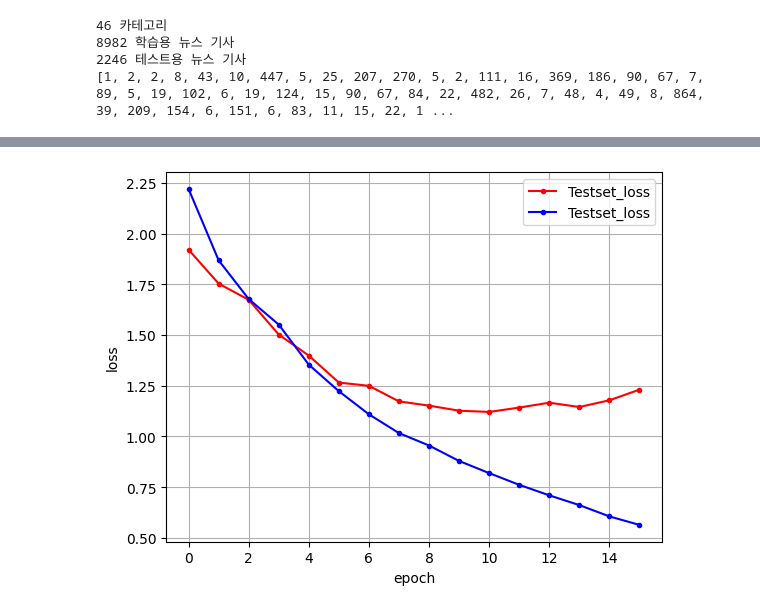
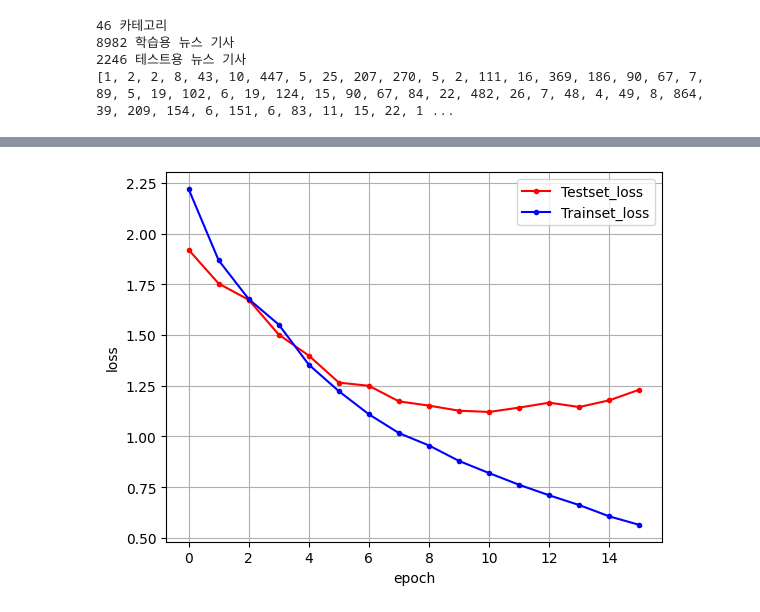
Before and after one commit to kiyuyeon/Ml_Dl, a Jupyter notebook: 2023_06_16_ch18.ipynb, the cells around one changed output, grey strips where cells are left out. Saved outputs shown, nothing was run; the diff lists cells and outputs as text; code cells hidden in the pictures.

```diff
--- a/2023_06_16_ch18.ipynb
+++ b/2023_06_16_ch18.ipynb
@@ -72,15 +72,15 @@ Epoch 6/200
 # %%
 y_vloss = history.history['val_loss']
 y_loss = history.history['loss']
 
 X_len = np.arange(len(y_loss))
 plt.plot(X_len,y_vloss,marker='.',c='red',label='Testset_loss')
-plt.plot(X_len,y_loss,marker='.',c='blue',label='Testset_loss')
+plt.plot(X_len,y_loss,marker='.',c='blue',label='Trainset_loss')
 
 plt.legend(loc='upper right')
 plt.grid()
 plt.xlabel('epoch')
 plt.ylabel('loss')
 plt.show()
 # %% [output]
-[figure, old version]
+[figure, new version]
```
